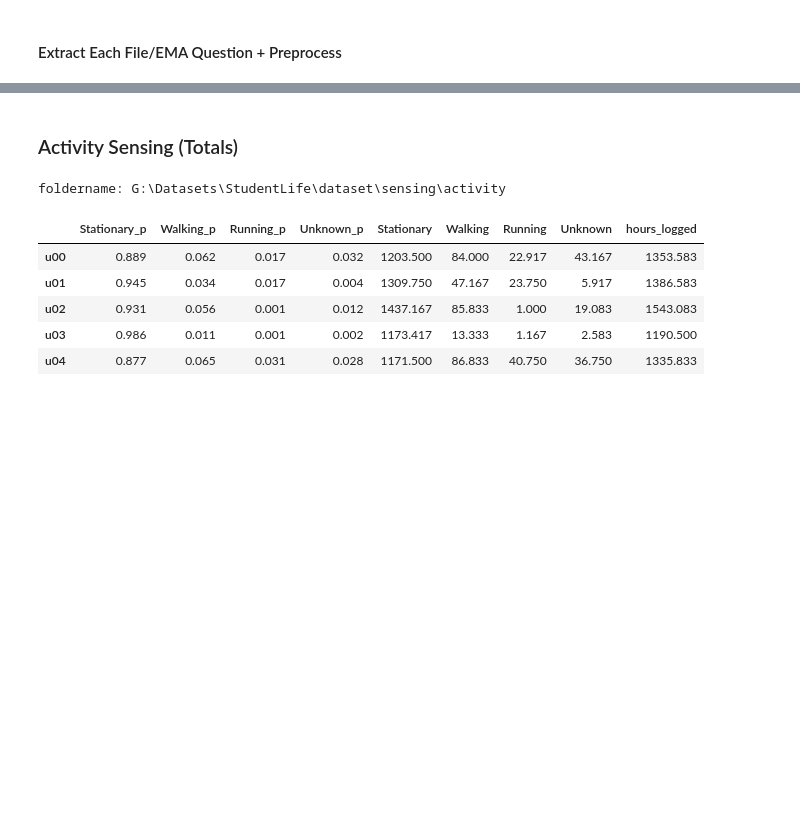
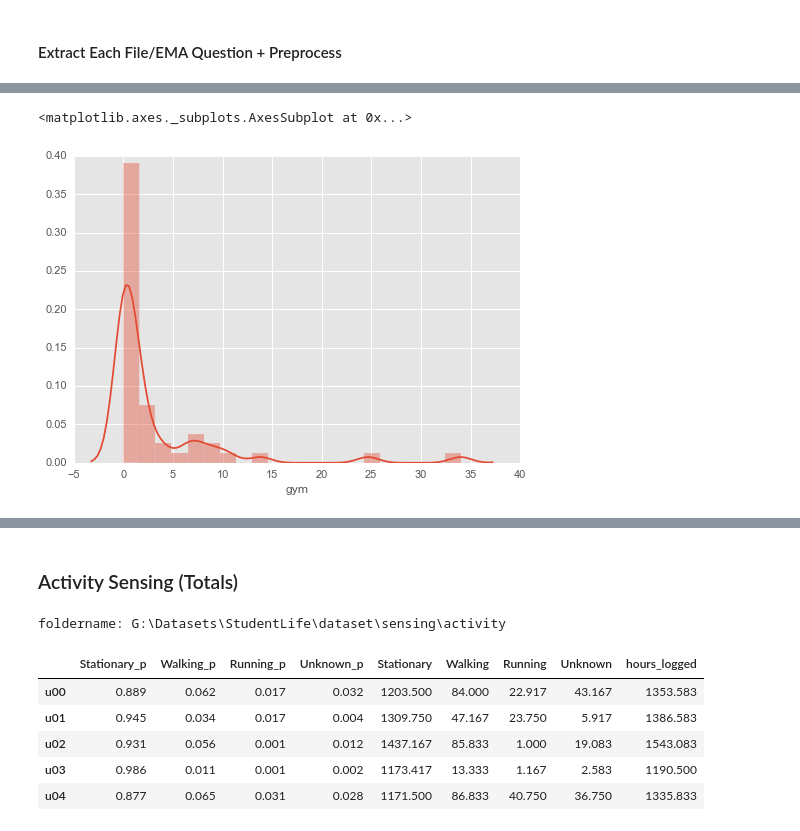
Before and after one commit to darkruby501/Omada-Project, a Jupyter notebook: Student Exercise Regression.ipynb, the cells around one changed output, grey strips where cells are left out. Drawn from its saved outputs; the diff is of its cells as text; code cells hidden in the pictures; blank space fills up the shorter version.

```diff
--- a/Student Exercise Regression.ipynb
+++ b/Student Exercise Regression.ipynb
@@ -156,0 +268,5 @@ EMA_DFs = [Social_df,Stress_df,Sleep_df,Exercise_df,Mood_df,Mood1_df,Mood2_df]
+# %%
+sns.distplot(A)
+# %% [output]
+<matplotlib.axes._subplots.AxesSubplot at 0x...>
+[figure, added]
```
Also changed, not shown: parts of 185 cells of this notebook, 1 other file.
